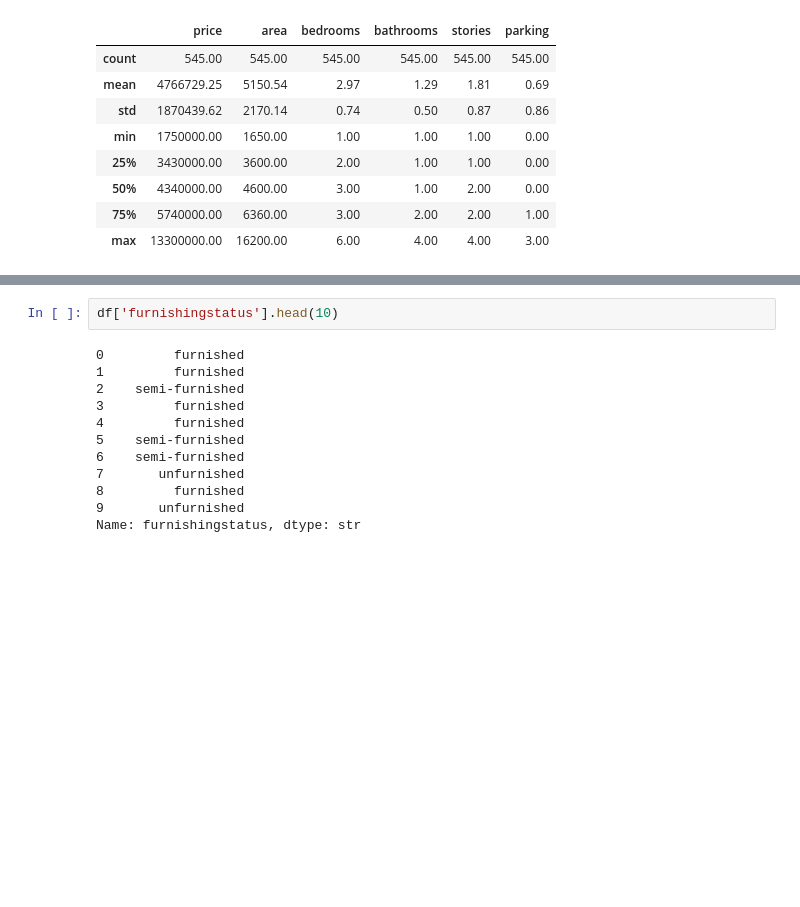
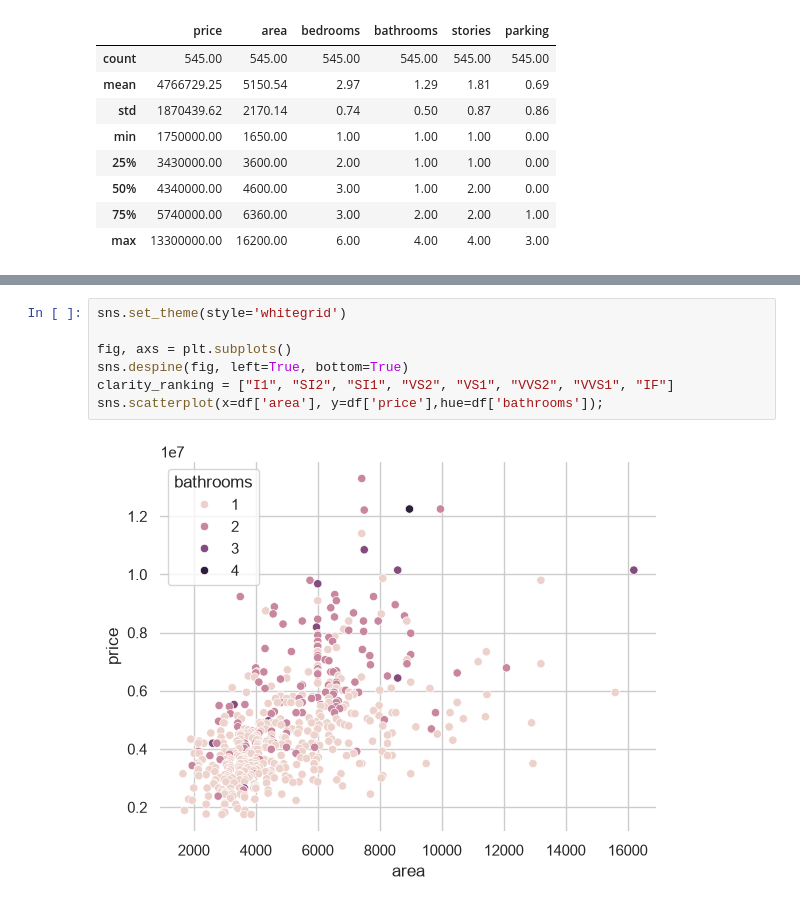
Before and after one commit to GuilhermeHigino05/DataScience-Learnings, a Jupyter notebook: Pratica/Housing.ipynb, the cells around one changed output, grey strips where cells are left out. Cells and saved outputs as stored; diff of their text form; blank space fills up the shorter version.

```diff
--- a/Pratica/Housing.ipynb
+++ b/Pratica/Housing.ipynb
@@ -82,14 +100,9 @@ df.describe().round(2)
 # %%
-df['furnishingstatus'].head(10)
+sns.set_theme(style='whitegrid')
+
+fig, axs = plt.subplots()
+sns.despine(fig, left=True, bottom=True)
+clarity_ranking = ["I1", "SI2", "SI1", "VS2", "VS1", "VVS2", "VVS1", "IF"]
+sns.scatterplot(x=df['area'], y=df['price'],hue=df['bathrooms']);
 # %% [output]
-0         furnished
-1         furnished
-2    semi-furnished
-3         furnished
-4         furnished
-5    semi-furnished
-6    semi-furnished
-7       unfurnished
-8         furnished
-9       unfurnished
-Name: furnishingstatus, dtype: str
+[figure, added]
```
Also changed, not shown: parts of 2 cells of this notebook.
